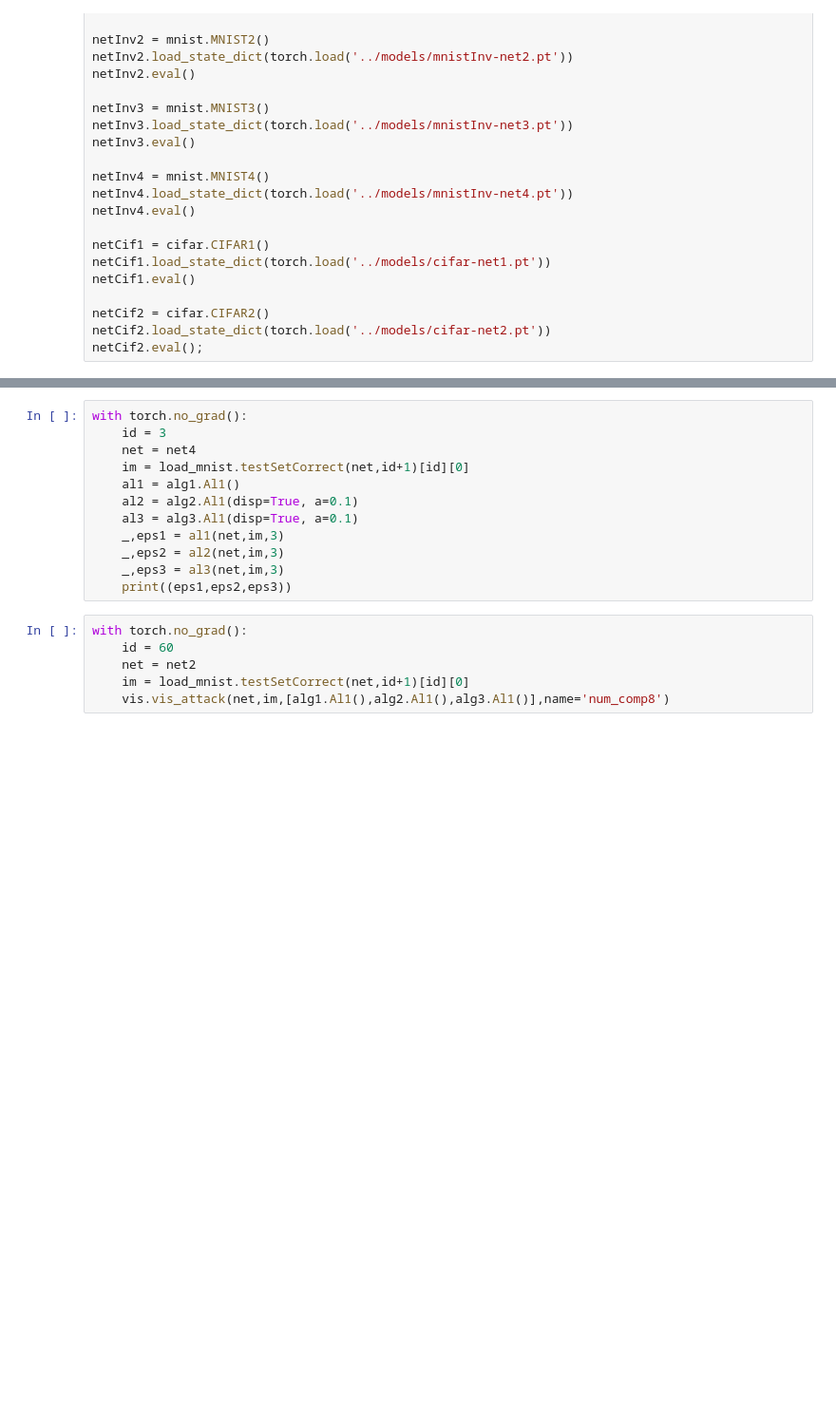
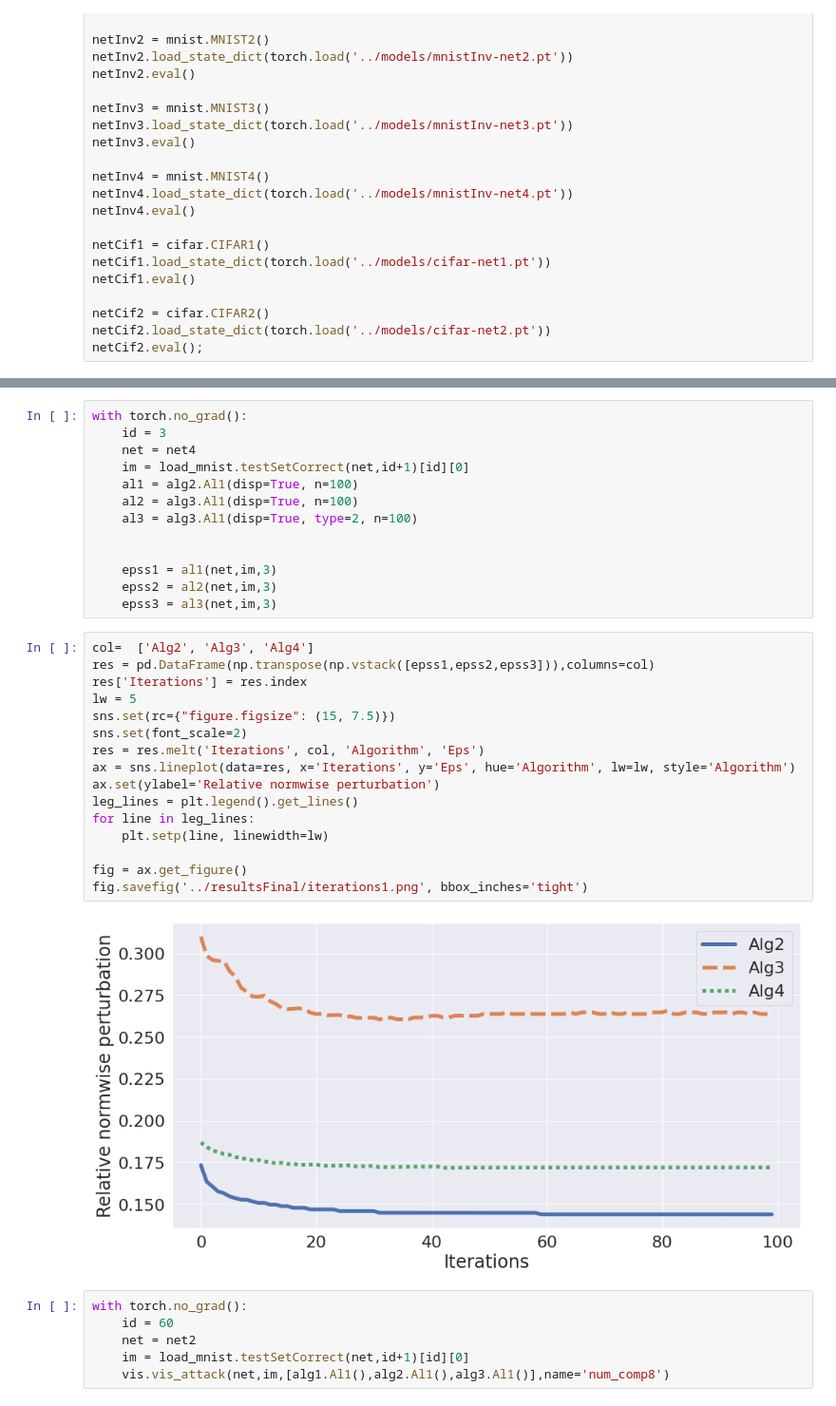
Before and after one commit to LucasBeerens/adversarial-ink-componentwise-attacks, a Jupyter notebook: notebooks/2-basic-experiments.ipynb, the cells around one changed output, grey strips where cells are left out. Shown at 95% size. Saved outputs shown, nothing was run; the diff lists cells and outputs as text; blank space fills up the shorter version.

```diff
--- a/notebooks/2-basic-experiments.ipynb
+++ b/notebooks/2-basic-experiments.ipynb
@@ -60,13 +70,32 @@ with torch.no_grad():
     id = 3
     net = net4
     im = load_mnist.testSetCorrect(net,id+1)[id][0]
-    al1 = alg1.Al1()
-    al2 = alg2.Al1(disp=True, a=0.1)
-    al3 = alg3.Al1(disp=True, a=0.1)
-    _,eps1 = al1(net,im,3)
-    _,eps2 = al2(net,im,3)
-    _,eps3 = al3(net,im,3)
-    print((eps1,eps2,eps3))
+    al1 = alg2.Al1(disp=True, n=100)
+    al2 = alg3.Al1(disp=True, n=100)
+    al3 = alg3.Al1(disp=True, type=2, n=100)
+
+
+    epss1 = al1(net,im,3)
+    epss2 = al2(net,im,3)
+    epss3 = al3(net,im,3)
+# %%
+col=  ['Alg2', 'Alg3', 'Alg4']
+res = pd.DataFrame(np.transpose(np.vstack([epss1,epss2,epss3])),columns=col)
+res['Iterations'] = res.index
+lw = 5
+sns.set(rc={"figure.figsize": (15, 7.5)})
+sns.set(font_scale=2)
+res = res.melt('Iterations', col, 'Algorithm', 'Eps')
+ax = sns.lineplot(data=res, x='Iterations', y='Eps', hue='Algorithm', lw=lw, style='Algorithm')
+ax.set(ylabel='Relative normwise perturbation')
+leg_lines = plt.legend().get_lines()
+for line in leg_lines:
+    plt.setp(line, linewidth=lw)
+
+fig = ax.get_figure()
+fig.savefig('../resultsFinal/iterations1.png', bbox_inches='tight')
+# %% [output]
+[figure, added]
 # %%
 with torch.no_grad():
     id = 60
```
Also changed, not shown: parts of 10 cells of this notebook, 11 other files.
